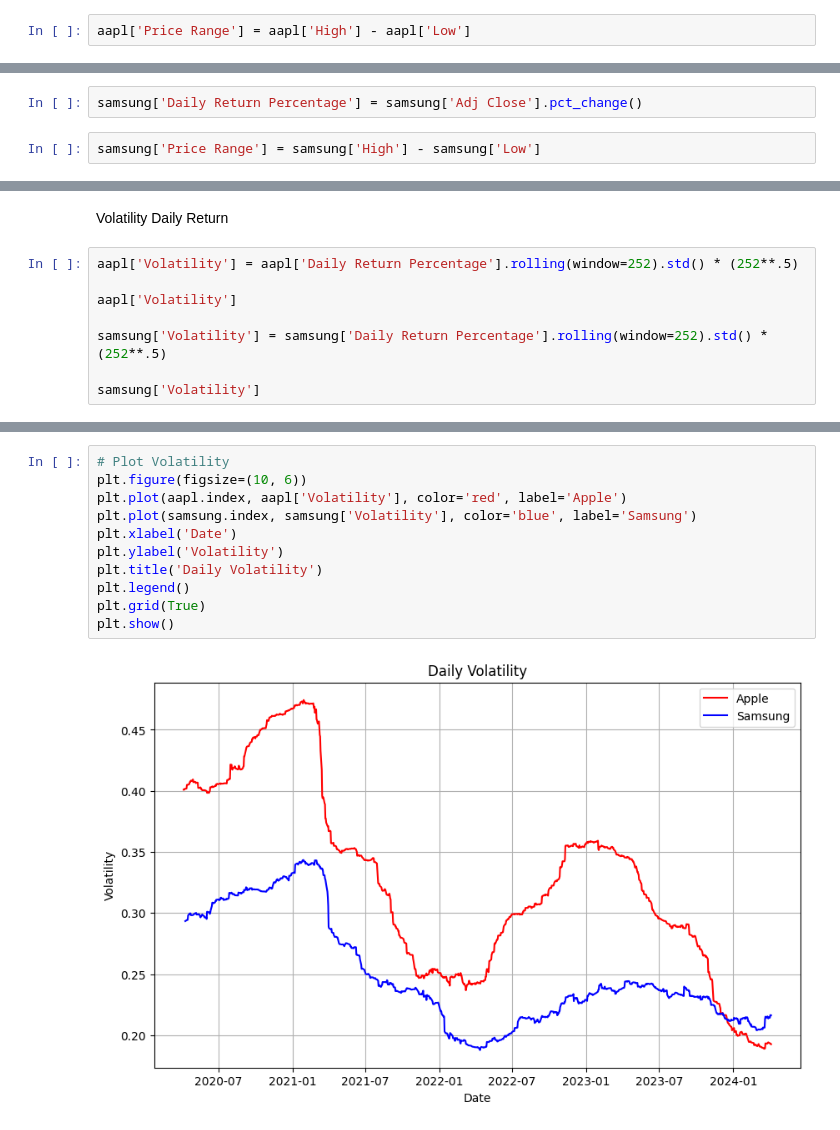
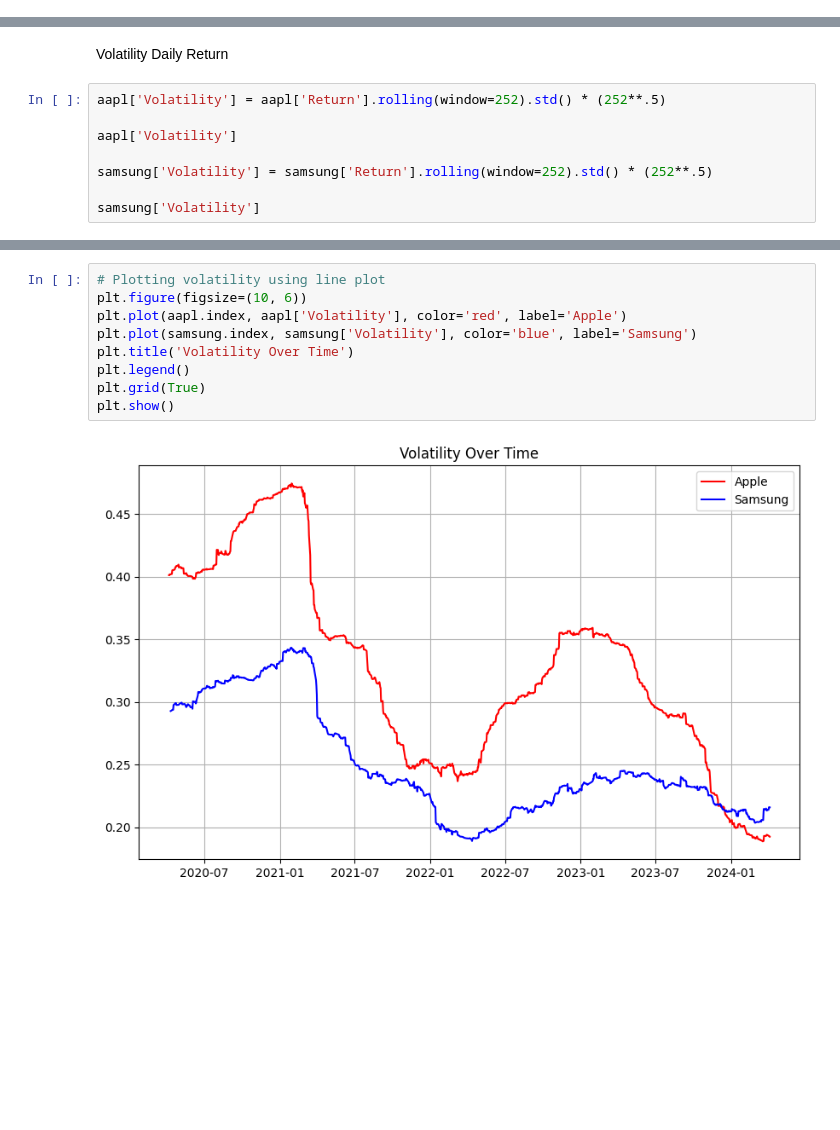
Before and after one commit to jsonshan/AAPL-Samsung-Stock-Prices, a Jupyter notebook: AAPL_SAMSUNG.ipynb, the cells around one changed output, grey strips where cells are left out. Saved outputs shown, nothing was run; the diff lists cells and outputs as text; blank space fills up the shorter version.

```diff
--- a/AAPL_SAMSUNG.ipynb
+++ b/AAPL_SAMSUNG.ipynb
@@ -126,2 +116,0 @@ aapl.dropna(subset=['Daily Return Percentage'], inplace=True)
-# %%
-aapl['Price Range'] = aapl['High'] - aapl['Low']
@@ -231,8 +210,4 @@ samsung
 | 2024-04-03 | 62.382 | 62.900 | 61.790 | 62.234 | 62.234000 | 30493347 |
 | 2024-04-04 | 63.048 | 63.270 | 62.382 | 63.122 | 63.122000 | 25248934 |
 1233 rows × 6 columns
-# %%
-samsung['Daily Return Percentage'] = samsung['Adj Close'].pct_change()
-# %%
-samsung['Price Range'] = samsung['High'] - samsung['Low']
 # %% [markdown]
@@ -501,11 +505,11 @@ plt.show()
 # %% [markdown]
 Volatility Daily Return
 # %%
-aapl['Volatility'] = aapl['Daily Return Percentage'].rolling(window=252).std() * (252**.5)
+aapl['Volatility'] = aapl['Return'].rolling(window=252).std() * (252**.5)
 
 aapl['Volatility']
 
-samsung['Volatility'] = samsung['Daily Return Percentage'].rolling(window=252).std() * (252**.5)
+samsung['Volatility'] = samsung['Return'].rolling(window=252).std() * (252**.5)
 
 samsung['Volatility']
 # %% [output]
@@ -525,13 +517,11 @@ Name: Volatility, Length: 1233, dtype: float64
 # %%
-# Plot Volatility
+# Plotting volatility using line plot
 plt.figure(figsize=(10, 6))
 plt.plot(aapl.index, aapl['Volatility'], color='red', label='Apple')
 plt.plot(samsung.index, samsung['Volatility'], color='blue', label='Samsung')
-plt.xlabel('Date')
-plt.ylabel('Volatility')
-plt.title('Daily Volatility')
+plt.title('Volatility Over Time')
 plt.legend()
 plt.grid(True)
 plt.show()
 # %% [output]
-[figure, old version]
+[figure, new version]
```
Also changed, not shown: parts of 42 cells of this notebook.
